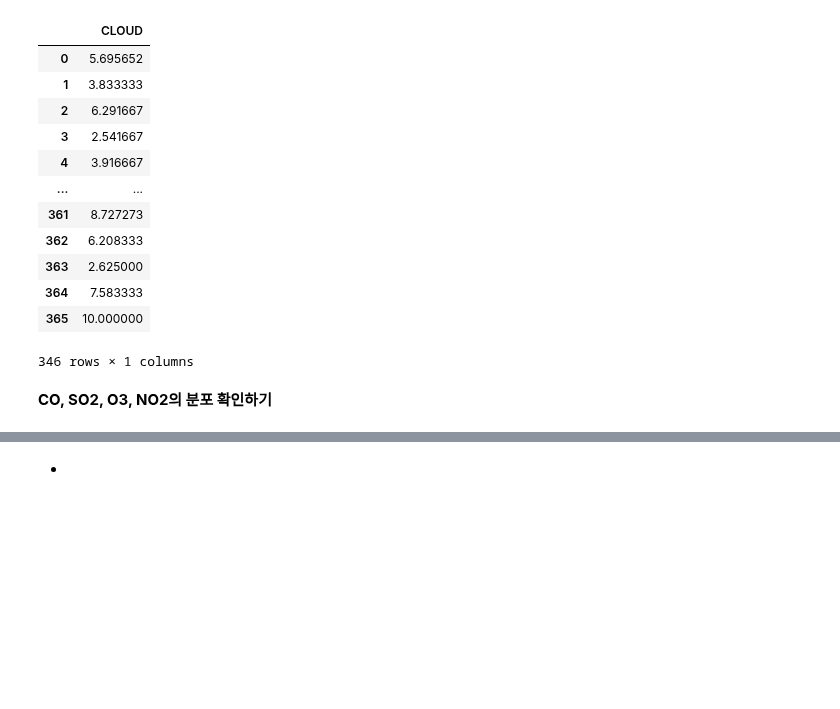
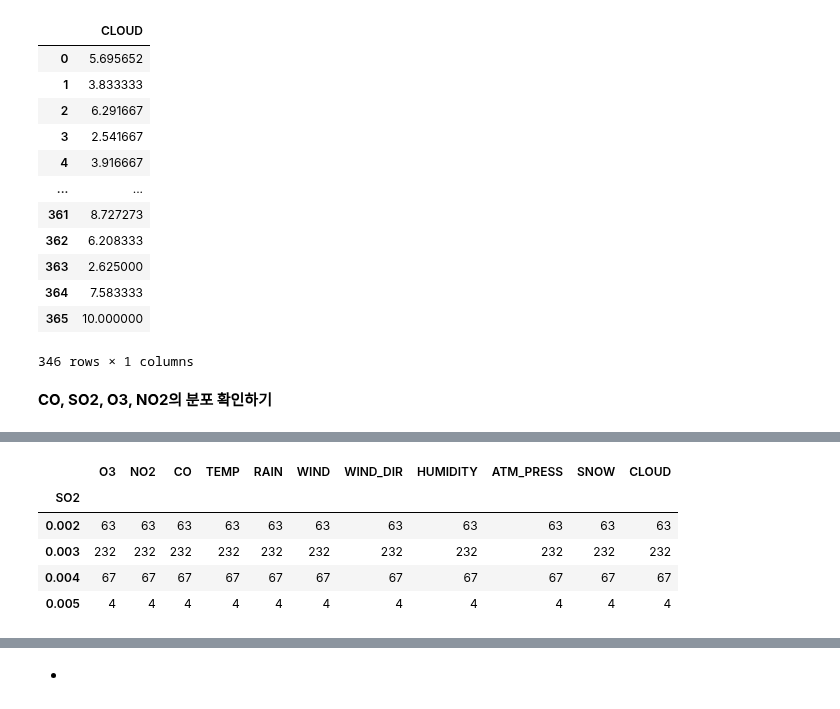
Before and after one commit to mjiii25/posco-academy, a Jupyter notebook: Big-Data/Assignment-1/vitalfew-graph.ipynb, the cells around one changed output, grey strips where cells are left out. Cells and saved outputs as stored; diff of their text form; code cells hidden in the pictures; blank space fills up the shorter version.

```diff
--- a/Big-Data/Assignment-1/vitalfew-graph.ipynb
+++ b/Big-Data/Assignment-1/vitalfew-graph.ipynb
@@ -211,3 +301,12 @@ result
+# %%
+df_raw_x.groupby('SO2')[''].count()
+# %% [output]
+|  | O3 | NO2 | CO | TEMP | RAIN | WIND | WIND_DIR | HUMIDITY | ATM_PRESS | SNOW | CLOUD |
+| SO2 |  |  |  |  |  |  |  |  |  |  |  |
+| 0.002 | 63 | 63 | 63 | 63 | 63 | 63 | 63 | 63 | 63 | 63 | 63 |
+| 0.003 | 232 | 232 | 232 | 232 | 232 | 232 | 232 | 232 | 232 | 232 | 232 |
+| 0.004 | 67 | 67 | 67 | 67 | 67 | 67 | 67 | 67 | 67 | 67 | 67 |
+| 0.005 | 4 | 4 | 4 | 4 | 4 | 4 | 4 | 4 | 4 | 4 | 4 |
 # %%
 fig, axes = plt.subplots(2, 2, figsize = (20,10))
 
```
Also changed, not shown: parts of 8 cells of this notebook.
